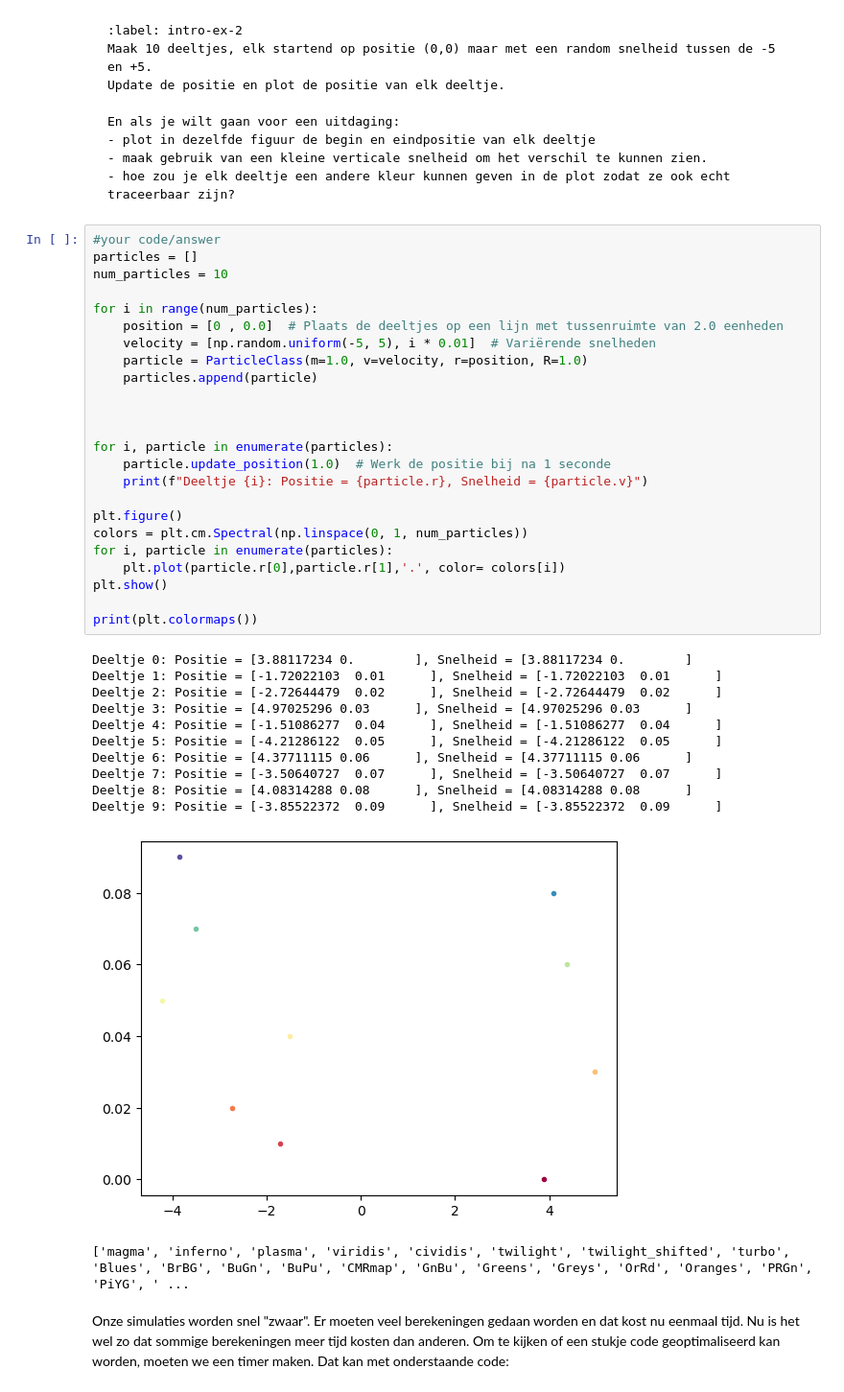
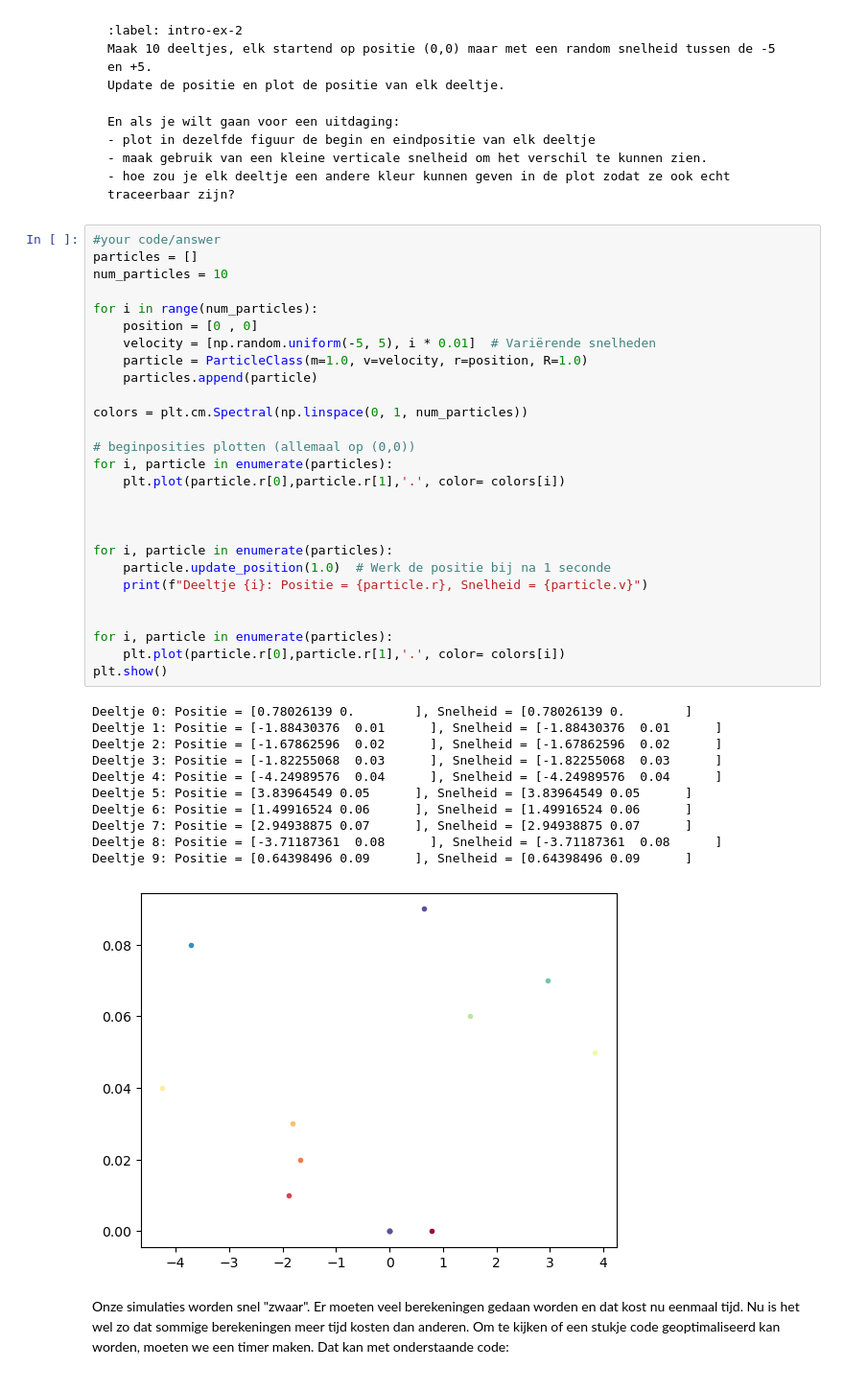
Before and after one commit to hldemulder/12, a Jupyter notebook: Content/PySim/1_intro_sim.ipynb, the cells around one changed output. Shown at 96% size. Cells and saved outputs as stored; diff of their text form.

```diff
--- a/Content/PySim/1_intro_sim.ipynb
+++ b/Content/PySim/1_intro_sim.ipynb
@@ -172,40 +184,42 @@ En als je wilt gaan voor een uitdaging:
 # %%
 #your code/answer
 particles = []
 num_particles = 10
 
 for i in range(num_particles):
-    position = [0 , 0.0]  # Plaats de deeltjes op een lijn met tussenruimte van 2.0 eenheden
+    position = [0 , 0]
     velocity = [np.random.uniform(-5, 5), i * 0.01]  # Variërende snelheden
     particle = ParticleClass(m=1.0, v=velocity, r=position, R=1.0)
     particles.append(particle)
+
+colors = plt.cm.Spectral(np.linspace(0, 1, num_particles))
+
+# beginposities plotten (allemaal op (0,0))
+for i, particle in enumerate(particles):
+    plt.plot(particle.r[0],particle.r[1],'.', color= colors[i])
 
 
 
 for i, particle in enumerate(particles):
     particle.update_position(1.0)  # Werk de positie bij na 1 seconde
     print(f"Deeltje {i}: Positie = {particle.r}, Snelheid = {particle.v}")
 
-plt.figure()
-colors = plt.cm.Spectral(np.linspace(0, 1, num_particles))
+
 for i, particle in enumerate(particles):
     plt.plot(particle.r[0],particle.r[1],'.', color= colors[i])
 plt.show()
-
-print(plt.colormaps())
 # %% [output]
-Deeltje 0: Positie = [3.88117234 0.        ], Snelheid = [3.88117234 0.        ]
-Deeltje 1: Positie = [-1.72022103  0.01      ], Snelheid = [-1.72022103  0.01      ]
-Deeltje 2: Positie = [-2.72644479  0.02      ], Snelheid = [-2.72644479  0.02      ]
-Deeltje 3: Positie = [4.97025296 0.03      ], Snelheid = [4.97025296 0.03      ]
-Deeltje 4: Positie = [-1.51086277  0.04      ], Snelheid = [-1.51086277  0.04      ]
-Deeltje 5: Positie = [-4.21286122  0.05      ], Snelheid = [-4.21286122  0.05      ]
-Deeltje 6: Positie = [4.37711115 0.06      ], Snelheid = [4.37711115 0.06      ]
-Deeltje 7: Positie = [-3.50640727  0.07      ], Snelheid = [-3.50640727  0.07      ]
-Deeltje 8: Positie = [4.08314288 0.08      ], Snelheid = [4.08314288 0.08      ]
-Deeltje 9: Positie = [-3.85522372  0.09      ], Snelheid = [-3.85522372  0.09      ]
+Deeltje 0: Positie = [0.78026139 0.        ], Snelheid = [0.78026139 0.        ]
+Deeltje 1: Positie = [-1.88430376  0.01      ], Snelheid = [-1.88430376  0.01      ]
+Deeltje 2: Positie = [-1.67862596  0.02      ], Snelheid = [-1.67862596  0.02      ]
+Deeltje 3: Positie = [-1.82255068  0.03      ], Snelheid = [-1.82255068  0.03      ]
+Deeltje 4: Positie = [-4.24989576  0.04      ], Snelheid = [-4.24989576  0.04      ]
+Deeltje 5: Positie = [3.83964549 0.05      ], Snelheid = [3.83964549 0.05      ]
+Deeltje 6: Positie = [1.49916524 0.06      ], Snelheid = [1.49916524 0.06      ]
+Deeltje 7: Positie = [2.94938875 0.07      ], Snelheid = [2.94938875 0.07      ]
+Deeltje 8: Positie = [-3.71187361  0.08      ], Snelheid = [-3.71187361  0.08      ]
+Deeltje 9: Positie = [0.64398496 0.09      ], Snelheid = [0.64398496 0.09      ]
-[figure, old version]
+[figure, new version]
-['magma', 'inferno', 'plasma', 'viridis', 'cividis', 'twilight', 'twilight_shifted', 'turbo', 'Blues', 'BrBG', 'BuGn', 'BuPu', 'CMRmap', 'GnBu', 'Greens', 'Greys', 'OrRd', 'Oranges', 'PRGn', 'PiYG', ' ...
 # %% [markdown]
 Onze simulaties worden snel "zwaar".
 Er moeten veel berekeningen gedaan worden en dat kost nu eenmaal tijd.
```
Also changed, not shown: parts of 5 cells of this notebook.
